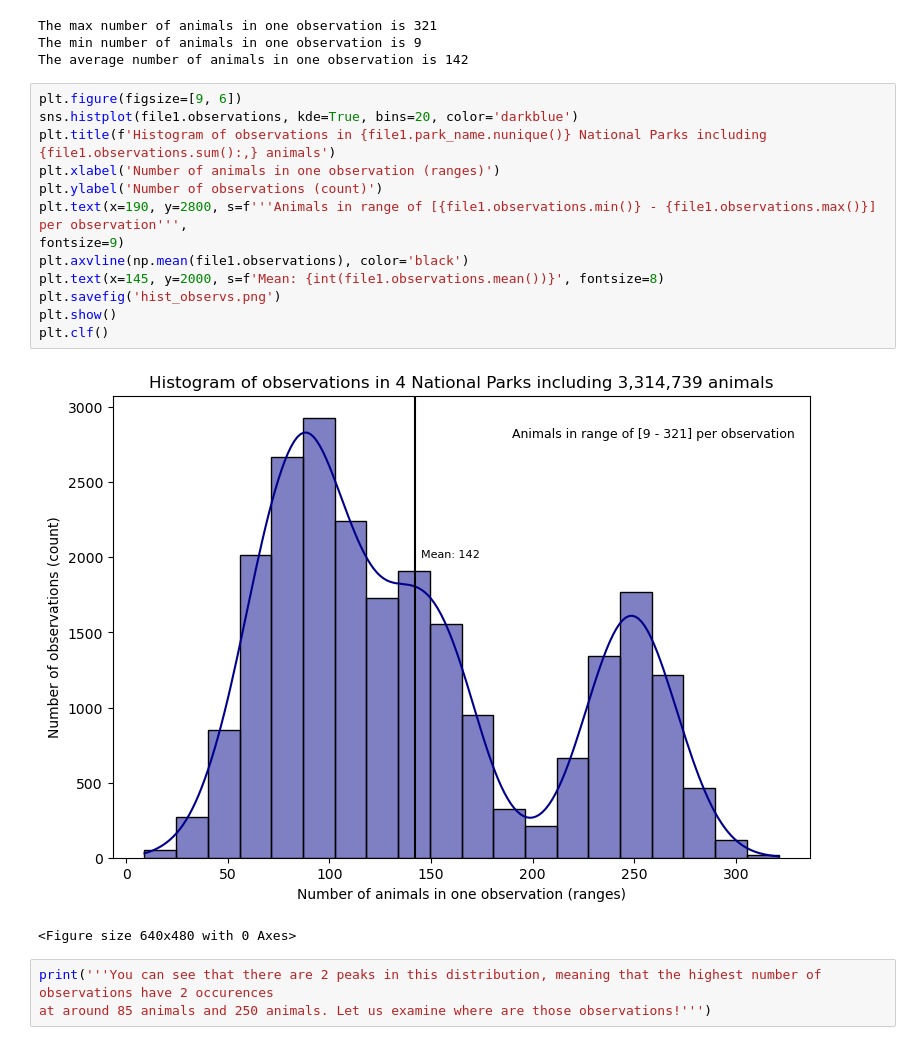
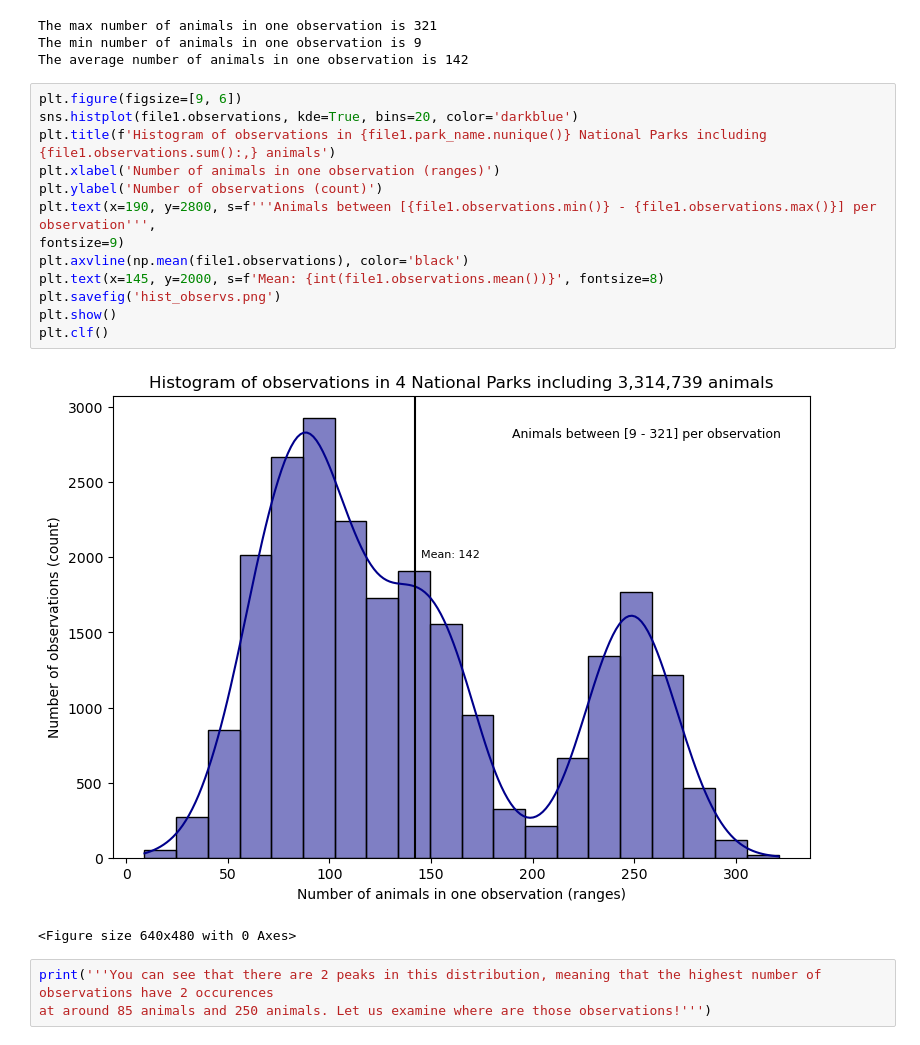
Before and after one commit to LiZoMark841619/Biodiversity_Project, a Jupyter notebook: biodiversity_starter/biodiversity.ipynb, the cells around one changed output. Drawn from its saved outputs; the diff is of its cells as text.

```diff
--- a/biodiversity_starter/biodiversity.ipynb
+++ b/biodiversity_starter/biodiversity.ipynb
@@ -130,18 +130,18 @@ The average number of animals in one observation is 142
 # %%
 plt.figure(figsize=[9, 6])
 sns.histplot(file1.observations, kde=True, bins=20, color='darkblue')
 plt.title(f'Histogram of observations in {file1.park_name.nunique()} National Parks including {file1.observations.sum():,} animals')
 plt.xlabel('Number of animals in one observation (ranges)')
 plt.ylabel('Number of observations (count)')
-plt.text(x=190, y=2800, s=f'''Animals in range of [{file1.observations.min()} - {file1.observations.max()}] per observation''',
+plt.text(x=190, y=2800, s=f'''Animals between [{file1.observations.min()} - {file1.observations.max()}] per observation''',
 fontsize=9)
 plt.axvline(np.mean(file1.observations), color='black')
 plt.text(x=145, y=2000, s=f'Mean: {int(file1.observations.mean())}', fontsize=8)
 plt.savefig('hist_observs.png')
 plt.show()
 plt.clf()
 # %% [output]
-[figure, old version]
+[figure, new version]
 <Figure size 640x480 with 0 Axes>
 # %%
 print('''You can see that there are 2 peaks in this distribution, meaning that the highest number of observations have 2 occurences
```
Also changed, not shown: 1 other file.
